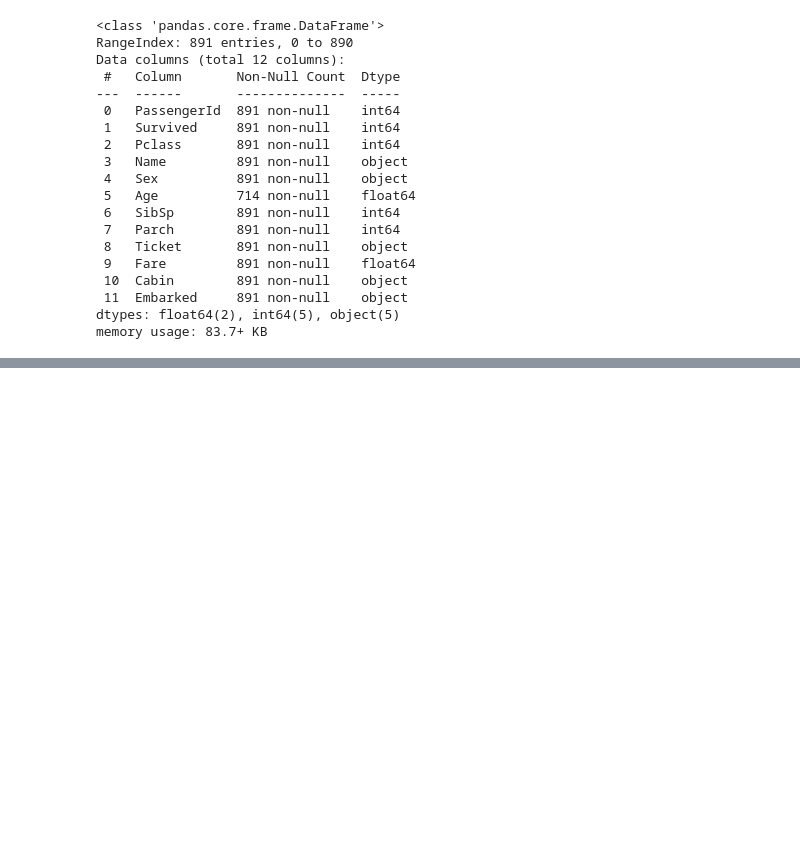
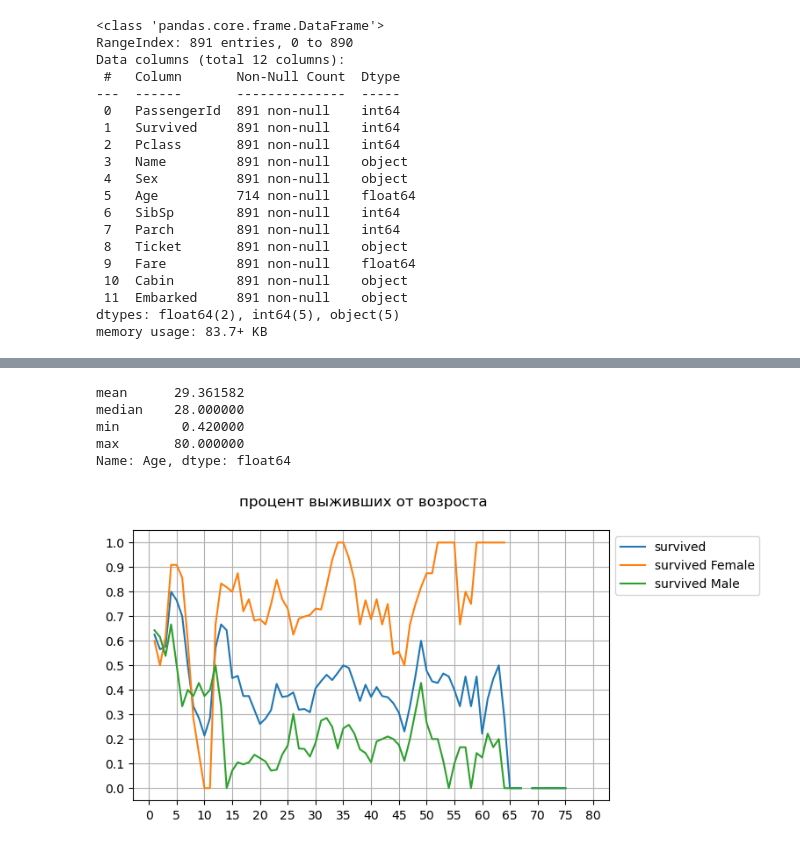
Before and after one commit to wavan2012/DS_course_Savenko_VS, a Jupyter notebook: Homework/Lesson_7/Titanic.ipynb, the cells around one changed output, grey strips where cells are left out. Saved outputs shown, nothing was run; the diff lists cells and outputs as text; code cells hidden in the pictures; blank space fills up the shorter version.

```diff
--- a/Homework/Lesson_7/Titanic.ipynb
+++ b/Homework/Lesson_7/Titanic.ipynb
@@ -129,0 +182,8 @@ AttributeError: 'Series' object has no attribute 'insert'
+# %%
+dt["Age"].agg(["mean","median", "min", "max"])
+# %% [output]
+mean      29.361582
+median    28.000000
+min        0.420000
+max       80.000000
+Name: Age, dtype: float64
@@ -129,0 +226,22 @@ AttributeError: 'Series' object has no attribute 'insert'
+# %%
+def gr_SurvivedPersent_to_Age(dif: float):
+
+    #
+    fig = plt.figure(figsize=(7, 4))
+    ax = fig.add_subplot()
+    list_Survived: list = list_SurvivedPersent_to_Age(dif)
+    list_SurvivedWoman: list = list_SurvivedFemalePersent_to_Age(dif)
+    list_SurvivedMan: list = list_SurvivedMalePersent_to_Age(dif)
+    list_Age: list = list_of_Indexes()
+    ax.plot (list_Age,  list_Survived, label="survived")
+    ax.plot (list_Age, list_SurvivedWoman, label="survived Female")
+    ax.plot (list_Age, list_SurvivedMan, label="survived Male")
+    ax.grid(True)
+    ax.set_xticks(np.arange(0, 85, 5))
+    ax.set_yticks(np.arange(0, 1.1, 0.1))
+    ax.legend(bbox_to_anchor=(1,1), loc="upper left")
+    fig.suptitle("процент выживших от возроста")
+    plt.show()
+gr_SurvivedPersent_to_Age(1.)
+# %% [output]
+[figure, added]
```
Also changed, not shown: parts of 8 cells of this notebook.
